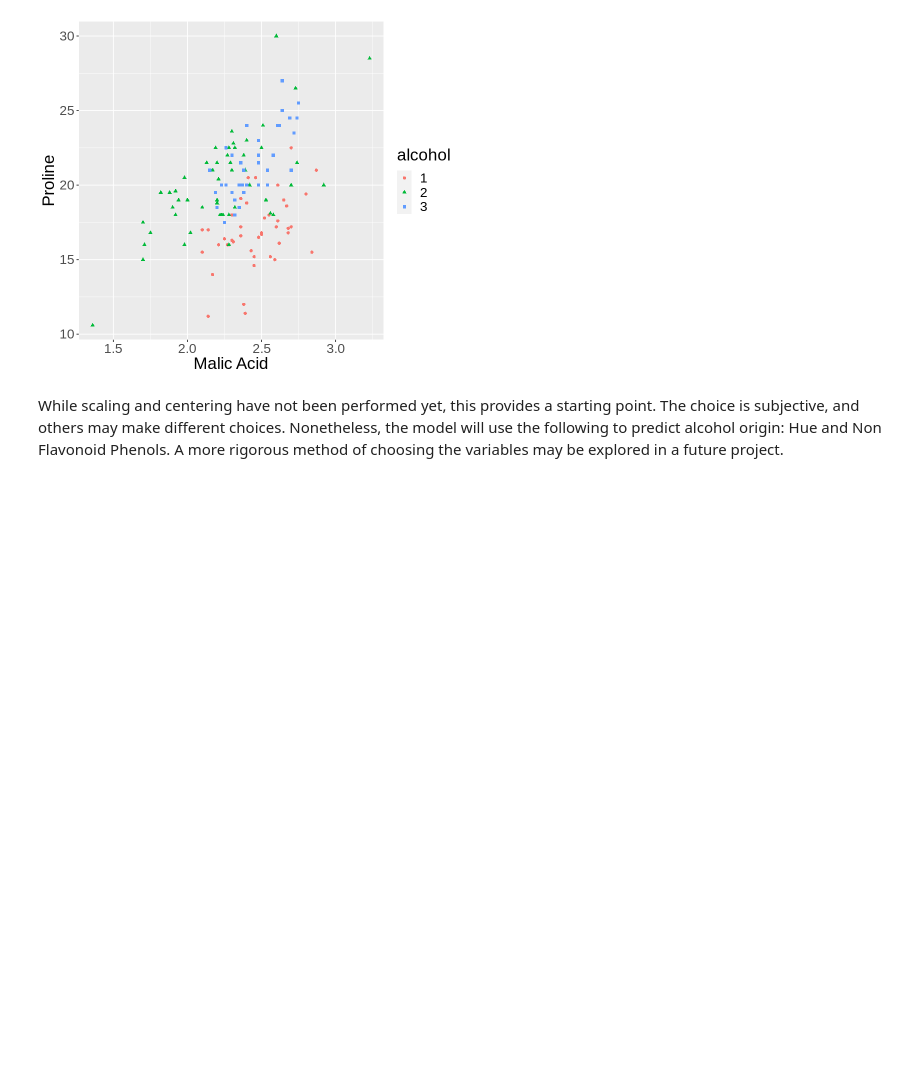
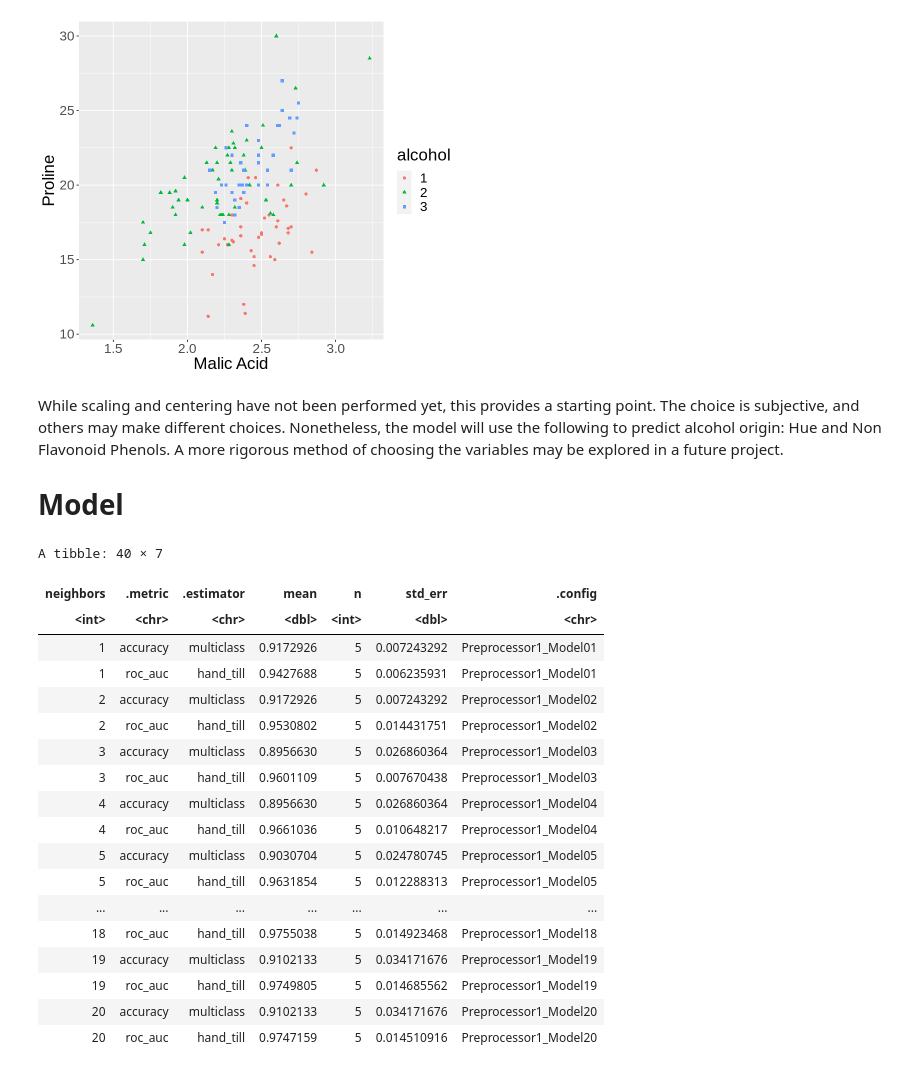
Before and after one commit to JadenMajid/dsci-100-student-grades, a Jupyter notebook: project_report.ipynb, the cells around one changed output. Saved outputs shown, nothing was run; the diff lists cells and outputs as text; code cells hidden in the pictures; blank space fills up the shorter version.

```diff
--- a/project_report.ipynb
+++ b/project_report.ipynb
@@ -159,3 +141,48 @@ alcalinity_magnesium_plot
 [figure]
 # %% [markdown]
 While scaling and centering have not been performed yet, this provides a starting point. The choice is subjective, and others may make different choices. Nonetheless, the model will use the following to predict alcohol origin: Hue and Non Flavonoid Phenols. A more rigorous method of choosing the variables may be explored in a future project.
+
+# Model
+# %%
+set.seed(9999)
+
+# cross validation for best neighbours to use
+wine_training_data_selected <- wine_training_data |>
+    select(alcohol, nonflavanoid_phenols, hue)
+
+wine_vfold <- vfold_cv(wine_training_data_selected, v = 5, strata = alcohol)
+
+knn_tune <- nearest_neighbor(weight_func = "rectangular", neighbors = tune()) |>
+    set_engine('kknn') |>
+    set_mode('classification')
+
+wine_recipe <- recipe(alcohol ~ ., data = wine_training_data_selected)
+
+grid_vals <- tibble(neighbors = seq( from = 1, to = 20))
+
+num_results <- workflow() |>
+    add_recipe(wine_recipe) |>
+    add_model(knn_tune) |>
+    tune_grid(resamples = wine_vfold, grid = grid_vals) |>
+    collect_metrics()
+num_results
+# %% [output]
+A tibble: 40 × 7
+| neighbors | .metric | .estimator | mean | n | std_err | .config |
+| <int> | <chr> | <chr> | <dbl> | <int> | <dbl> | <chr> |
+| 1 | accuracy | multiclass | 0.9172926 | 5 | 0.007243292 | Preprocessor1_Model01 |
+| 1 | roc_auc | hand_till | 0.9427688 | 5 | 0.006235931 | Preprocessor1_Model01 |
+| 2 | accuracy | multiclass | 0.9172926 | 5 | 0.007243292 | Preprocessor1_Model02 |
+| 2 | roc_auc | hand_till | 0.9530802 | 5 | 0.014431751 | Preprocessor1_Model02 |
+| 3 | accuracy | multiclass | 0.8956630 | 5 | 0.026860364 | Preprocessor1_Model03 |
+| 3 | roc_auc | hand_till | 0.9601109 | 5 | 0.007670438 | Preprocessor1_Model03 |
+| 4 | accuracy | multiclass | 0.8956630 | 5 | 0.026860364 | Preprocessor1_Model04 |
+| 4 | roc_auc | hand_till | 0.9661036 | 5 | 0.010648217 | Preprocessor1_Model04 |
+| 5 | accuracy | multiclass | 0.9030704 | 5 | 0.024780745 | Preprocessor1_Model05 |
+| 5 | roc_auc | hand_till | 0.9631854 | 5 | 0.012288313 | Preprocessor1_Model05 |
+| ... | ... | ... | ... | ... | ... | ... |
+| 18 | roc_auc | hand_till | 0.9755038 | 5 | 0.014923468 | Preprocessor1_Model18 |
+| 19 | accuracy | multiclass | 0.9102133 | 5 | 0.034171676 | Preprocessor1_Model19 |
+| 19 | roc_auc | hand_till | 0.9749805 | 5 | 0.014685562 | Preprocessor1_Model19 |
+| 20 | accuracy | multiclass | 0.9102133 | 5 | 0.034171676 | Preprocessor1_Model20 |
+| 20 | roc_auc | hand_till | 0.9747159 | 5 | 0.014510916 | Preprocessor1_Model20 |
```
Also changed, not shown: parts of 4 cells of this notebook.
